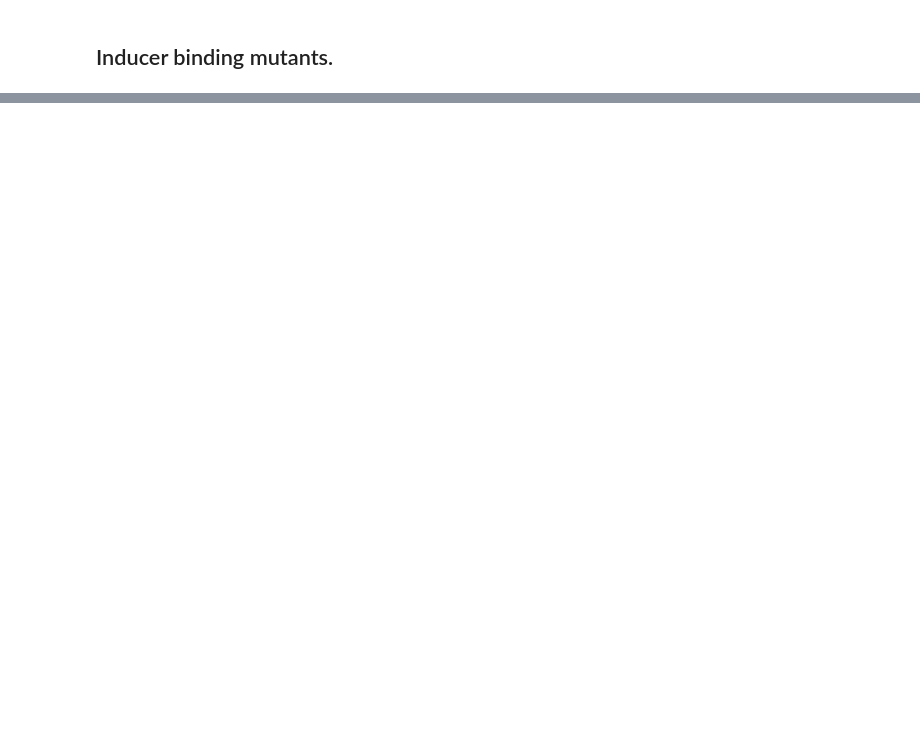
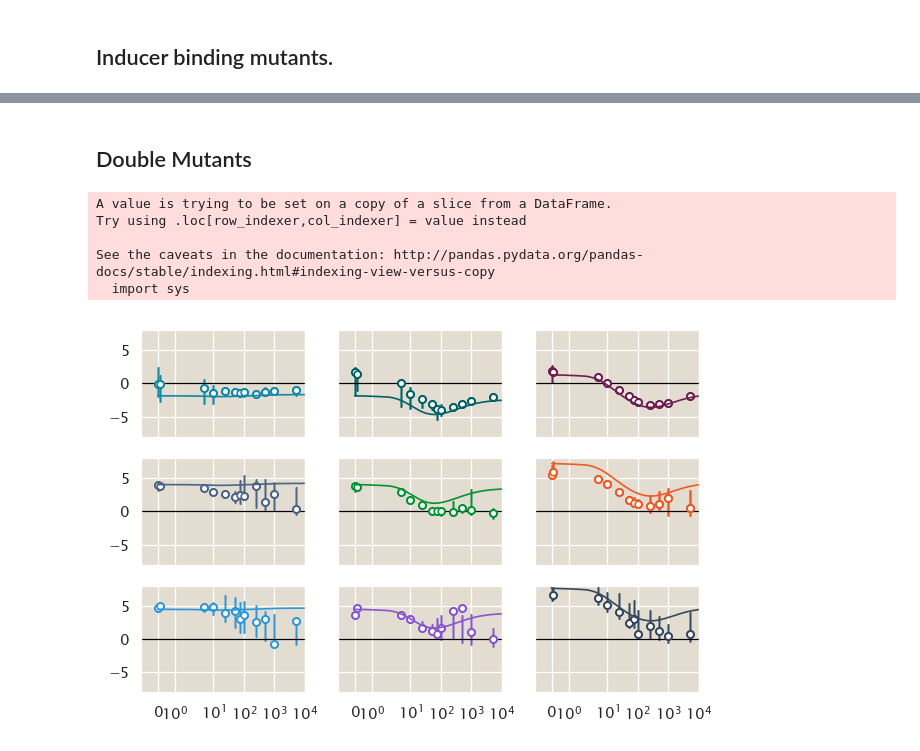
Before and after one commit to RPGroup-PBoC/mwc_mutants, a Jupyter notebook: code/sandbox/empirical_F_data.ipynb, the cells around one changed output, grey strips where cells are left out. Cells and saved outputs as stored; diff of their text form; code cells hidden in the pictures; blank space fills up the shorter version.

Commit message:
big progress on applying ∆F scheme to data

```diff
--- a/code/sandbox/empirical_F_data.ipynb
+++ b/code/sandbox/empirical_F_data.ipynb
@@ -274,0 +273,64 @@ plt.savefig('../../figures/IND_delta_F.pdf', bbox_inches='tight')
+# %% [markdown]
+## Double Mutants
+# %%
+DNA_idx = {'Q21M':0, 'Q21A':1, 'Y20I':2}
+IND_idx = {'F164T':0, 'Q294V':1, 'Q294K':2}
+
+fig, ax = plt.subplots(3, 3, sharex=True, sharey=True, dpi=120)
+# Plot only the modes for right now...
+DBL = emp_stats[emp_stats['class']=='DBL']
+DBL['valid'] = 1
+for g, d in DBL.groupby(['mutant', 'valid']):
+    dna, ind = g[0].split('-')
+    _ax = ax[DNA_idx[dna], IND_idx[ind]]
+    if g[-1] == 1:
+        color=colors[g[0]]
+        facecolor='w'
+    else:
+        color='gray'
+        facecolor='lightgray'
+
+    _ax.plot(d['IPTGuM'], d['delta_F_mode'], marker='o', lw=0,
+                markerfacecolor=facecolor, color=color, ms=4)
+    _ax.vlines(d['IPTGuM'], d['delta_F_max'], d['delta_F_min'], color=color, lw=0.75)
+
+c_range = np.logspace(-2, 4, 500)
+c_range[0] = 0
+wt_bohr = -mut.thermo.SimpleRepression(R=260, ep_r=-13.9, ka=constants['Ka'],
+                                       ki=constants['Ki'], ep_ai=constants['ep_AI'],
+                                       effector_conc=c_range).bohr_parameter()
+
+for dna in DNA_idx.keys():
+    for ind in IND_idx.keys():
+        _ax = ax[DNA_idx[dna], IND_idx[ind]]
+        if ind == 'Q294K':
+            epAI = kaki_epAI_stats[(kaki_epAI_stats['parameter']=='ep_AI') &
+                                  (kaki_epAI_stats['mutant']==ind)]['mode'].values[0]
+            _kaki_stats = kaki_epAI_stats
+        else:
+            epAI = 4.5
+            _kaki_stats = kaki_only_stats
+        ep_RA = stats[(stats['parameter']=='ep_RA') & (stats['mutant']==dna)]['mode'].values[0]
+        ka = _kaki_stats[(_kaki_stats['parameter']=='Ka') &
+                        (_kaki_stats['mutant']==ind)]['mode'].values[0]
+        ki = _kaki_stats[(_kaki_stats['parameter']=='Ki') &
+                        (_kaki_stats['mutant']==ind)]['mode'].values[0]
+        mut_bohr = -mut.thermo.SimpleRepression(R=260, ep_r=ep_RA, ka=ka, ki=ki, ep_ai=epAI,
+                                               effector_conc=c_range).bohr_parameter()
+        delta = wt_bohr - mut_bohr
+        _ax.plot(c_range, delta, color=colors[f'{dna}-{ind}'], lw=1)
+
+for a in ax.ravel():
+    a.xaxis.set_tick_params(labelsize=9)
+    a.yaxis.set_tick_params(labelsize=9)
+    a.set_xscale('symlog')
+    a.set_xlim([-1, 1E4])
+    a.set_ylim([-8, 8])
+    a.hlines(0, -1, 1E4, color='k', lw=0.75)
+# %% [output]
+A value is trying to be set on a copy of a slice from a DataFrame.
+Try using .loc[row_indexer,col_indexer] = value instead
+
+See the caveats in the documentation: http://pandas.pydata.org/pandas-docs/stable/indexing.html#indexing-view-versus-copy
+  import sys
+[figure, added]
```
Also changed, not shown: parts of 8 cells of this notebook, 6 other files.
